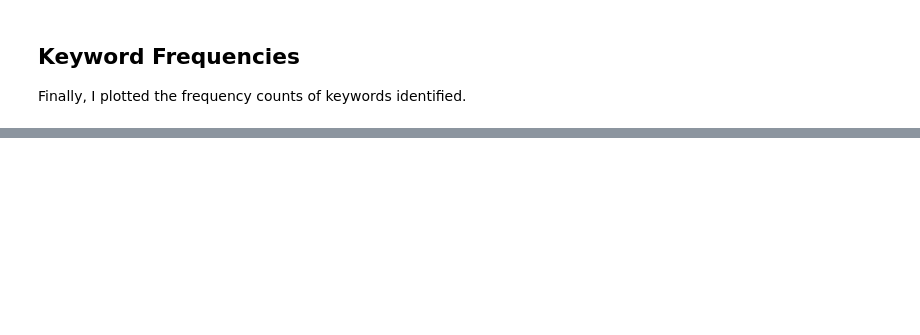
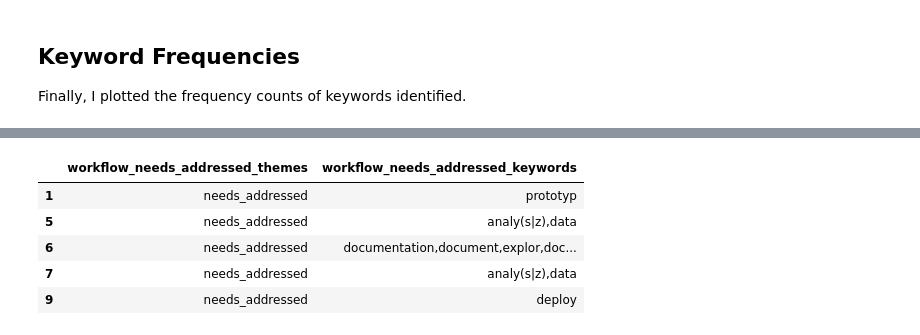
Before and after one commit to jupyter/design, a Jupyter notebook: surveys/2015-notebook-ux/analysis/3c_needs_addressed_themes.ipynb, the cells around one changed output, grey strips where cells are left out. Saved outputs shown, nothing was run; the diff lists cells and outputs as text; code cells hidden in the pictures; blank space fills up the shorter version.

```diff
--- a/surveys/2015-notebook-ux/analysis/3c_needs_addressed_themes.ipynb
+++ b/surveys/2015-notebook-ux/analysis/3c_needs_addressed_themes.ipynb
@@ -194,0 +208,21 @@ dtype: object
+# %%
+themes_df = themes_df.rename(columns={'themes' : column+'_themes'})
+# %%
+themes_df[column+'_keywords'] = ''
+# %%
+for theme, keywords in themes.items():
+    for keyword in keywords:
+        results = responses.map(lambda text: keywords_or(text, [keyword]))
+        themes_df.loc[results, column+'_keywords'] += keyword + ','
+# %%
+themes_df[column+'_themes'] = themes_df[column+'_themes'].str.rstrip(',')
+themes_df[column+'_keywords'] = themes_df[column+'_keywords'].str.rstrip(',')
+# %%
+themes_df.head(5)
+# %% [output]
+|  | workflow_needs_addressed_themes | workflow_needs_addressed_keywords |
+| 1 | needs_addressed | prototyp |
+| 5 | needs_addressed | analy(s|z),data |
+| 6 | needs_addressed | documentation,document,explor,doc... |
+| 7 | needs_addressed | analy(s|z),data |
+| 9 | needs_addressed | deploy |
```
Also changed, not shown: parts of 12 cells of this notebook, 3 other files.
